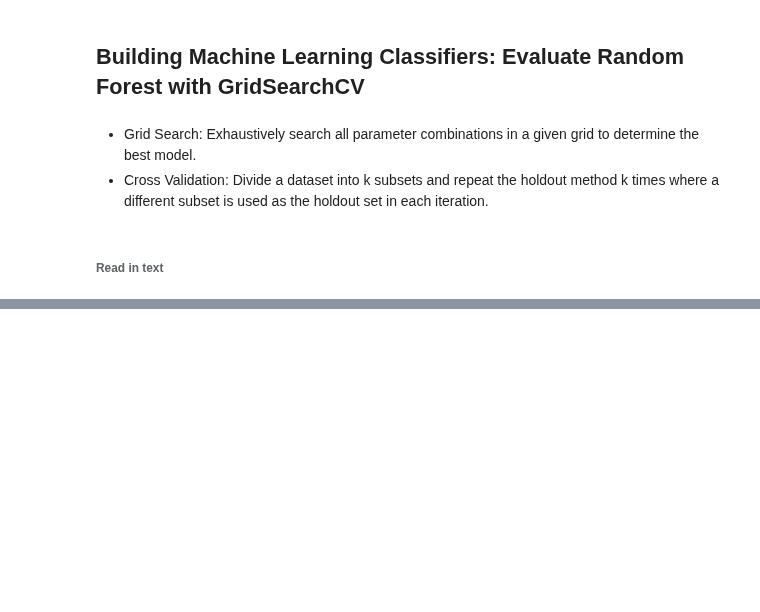
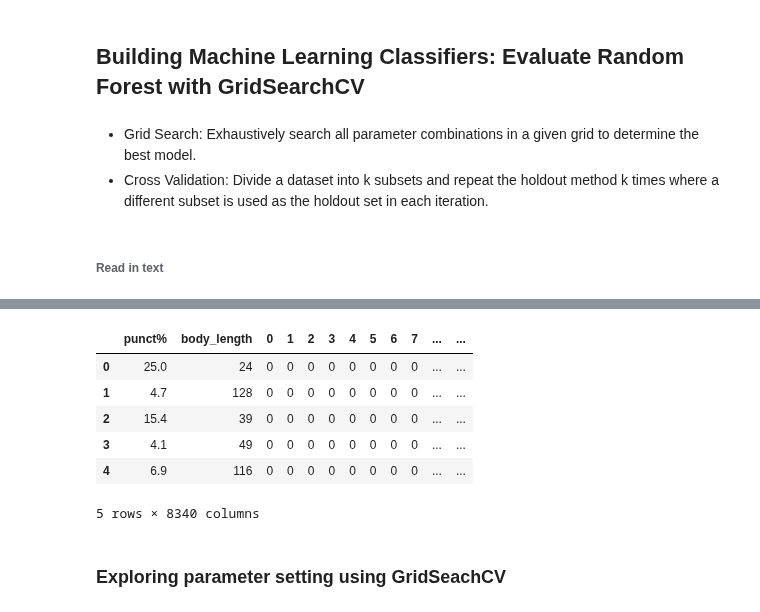
Before and after one commit to panchu93/ML, a Jupyter notebook: handsOn/NLP/NLP-Basics-checkpoint.ipynb, the cells around one changed output, grey strips where cells are left out. Saved outputs shown, nothing was run; the diff lists cells and outputs as text; code cells hidden in the pictures; blank space fills up the shorter version.

```diff
--- a/handsOn/NLP/NLP-Basics-checkpoint.ipynb
+++ b/handsOn/NLP/NLP-Basics-checkpoint.ipynb
@@ -1488,0 +1502,7 @@ data.columns = ['label', 'body_text']
+# %%
+# Generate a few feature(punct%) that have usefull informations for classifying ham/spam
+def count_punct(text):
+    num_punct = len([1 for word in text if word in string.punctuation])
+    return round(num_punct / (len(text) - text.count(" ")), 3) * 100
+
+data['punct%'] = data['body_text'].apply(lambda x: count_punct(x))
@@ -1488,0 +1518,3 @@ data.columns = ['label', 'body_text']
+# %%
+# Generate another feature(body_len) which we have seen above that it has information for classfying ham/spam
+data['body_length'] = data['body_text'].apply(lambda x: len(x) - x.count(" "))
@@ -1488,0 +1530,34 @@ data.columns = ['label', 'body_text']
+# %%
+# Clean the text data now
+def clean_text(text):
+    # Convert given string into list of words and also filtering out the punctuation
+    text = "".join([word for word in text if word not in string.punctuation])
+
+    # Get the list of tokens from the text
+    tokens = re.split('\W+', text)
+
+    # Apply stemming and also remove the stop words
+    tokens = [ps.stem(word) for word in tokens if word not in stopwords]
+
+    return tokens
+
+# TfidfVectorizer
+tfidf_vect = TfidfVectorizer(analyzer=clean_text)
+x_tfidf = tfidf_vect.fit_transform(data['body_text'])
+x_tfidf_features = pd.concat([data['punct%'], data['body_length'], pd.DataFrame(x_tfidf.toarray())], axis=1)
+
+# CountVectorizer
+count_vect = CountVectorizer(analyzer=clean_text)
+x_count = count_vect.fit_transform(data['body_text'])
+x_count_features = pd.concat([data['punct%'], data['body_length'], pd.DataFrame(x_count.toarray())], axis=1)
+x_count_features.head()
+# %% [output]
+|  | punct% | body_length | 0 | 1 | 2 | 3 | 4 | 5 | 6 | 7 | ... | ... |
+| 0 | 25.0 | 24 | 0 | 0 | 0 | 0 | 0 | 0 | 0 | 0 | ... | ... |
+| 1 | 4.7 | 128 | 0 | 0 | 0 | 0 | 0 | 0 | 0 | 0 | ... | ... |
+| 2 | 15.4 | 39 | 0 | 0 | 0 | 0 | 0 | 0 | 0 | 0 | ... | ... |
+| 3 | 4.1 | 49 | 0 | 0 | 0 | 0 | 0 | 0 | 0 | 0 | ... | ... |
+| 4 | 6.9 | 116 | 0 | 0 | 0 | 0 | 0 | 0 | 0 | 0 | ... | ... |
+5 rows × 8340 columns
+# %% [markdown]
+### Exploring parameter setting using GridSeachCV
```
Also changed, not shown: parts of 11 cells of this notebook, 1 other file.
